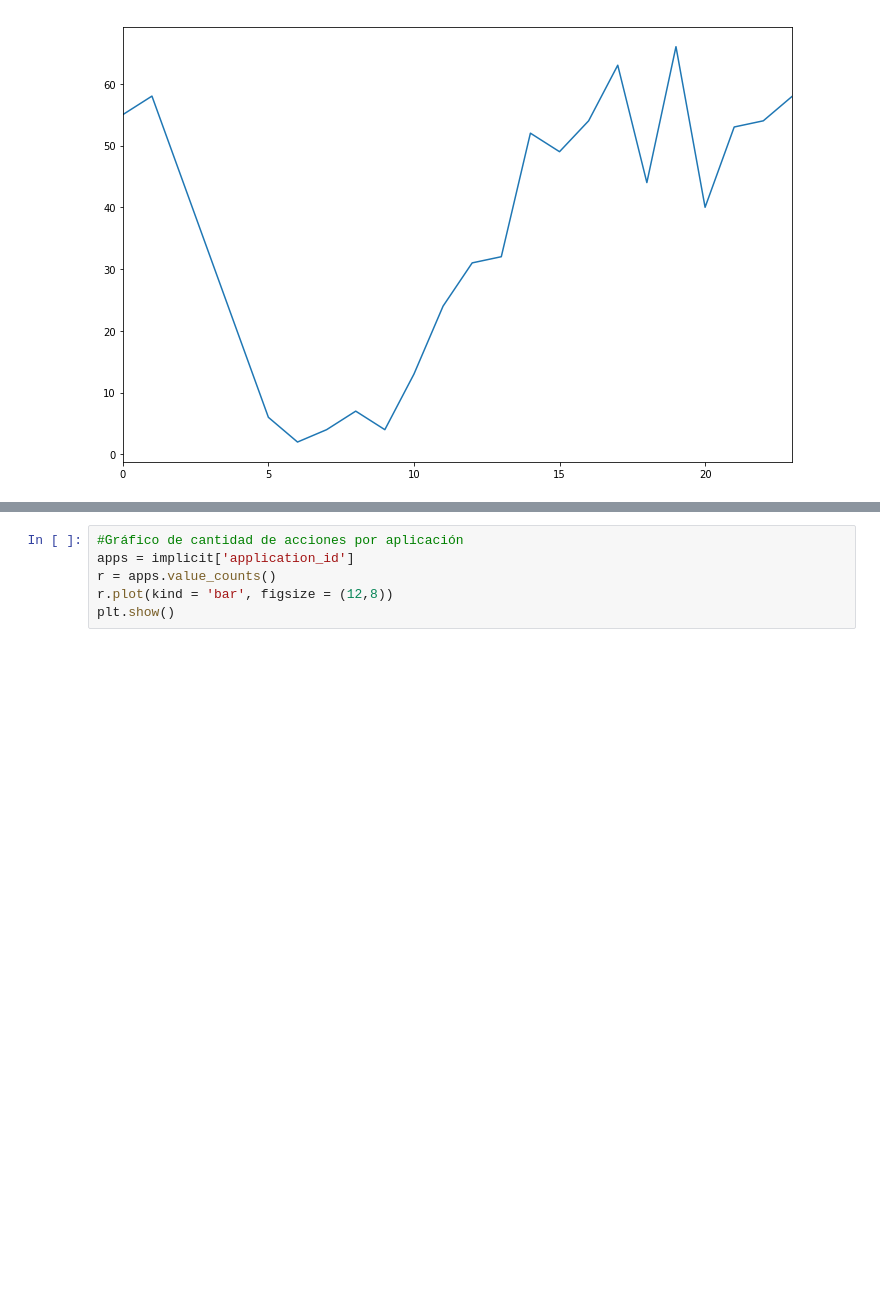
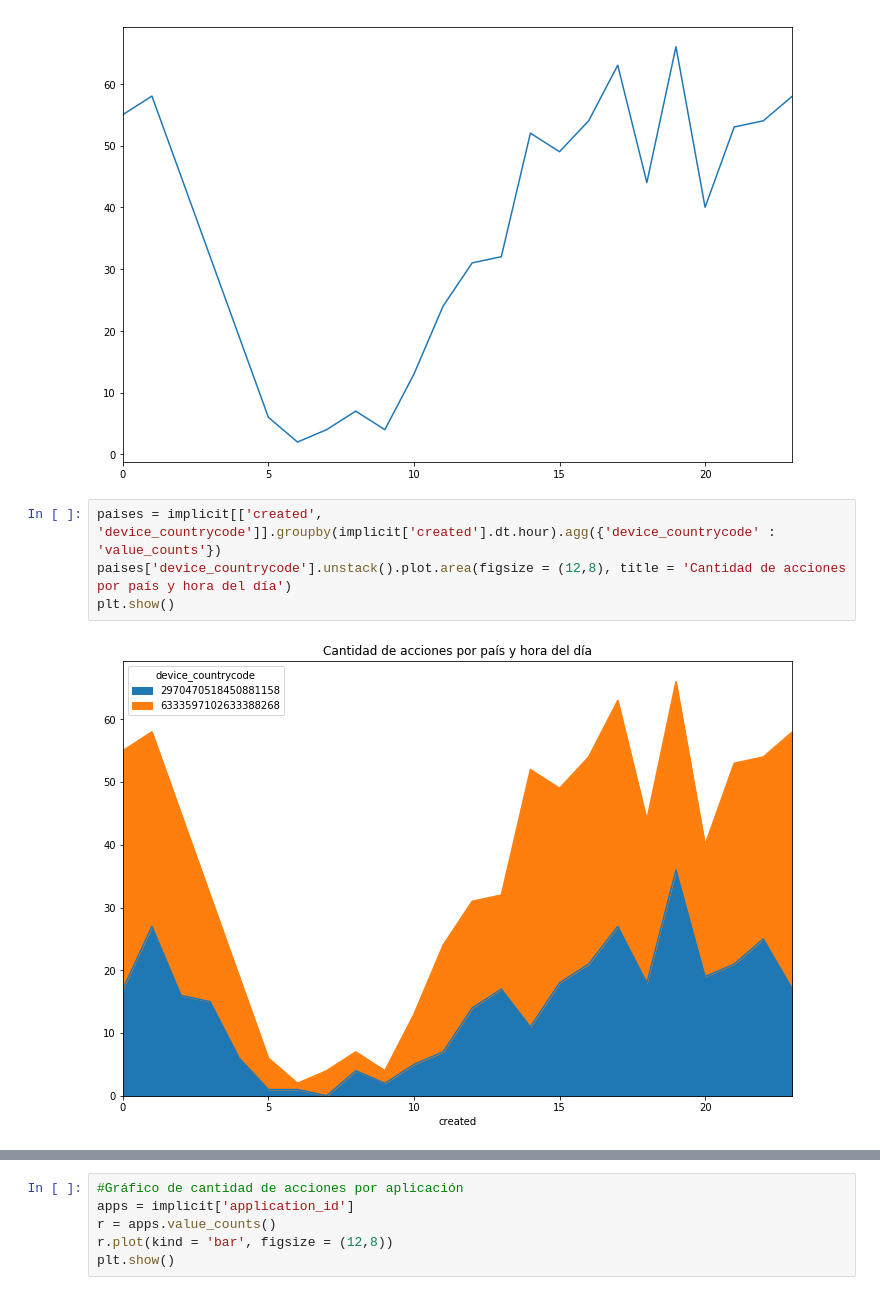
Before and after one commit to shizus/7506-1c2019, a Jupyter notebook: scripts/installs.ipynb, the cells around one changed output, grey strips where cells are left out. Cells and saved outputs as stored; diff of their text form; blank space fills up the shorter version.

```diff
--- a/scripts/installs.ipynb
+++ b/scripts/installs.ipynb
@@ -149,3 +64,9 @@ q.sort_index().plot(figsize = (12,8))
 plt.show()
 # %% [output]
 [figure]
+# %%
+paises = implicit[['created', 'device_countrycode']].groupby(implicit['created'].dt.hour).agg({'device_countrycode' : 'value_counts'})
+paises['device_countrycode'].unstack().plot.area(figsize = (12,8), title = 'Cantidad de acciones por país y hora del día')
+plt.show()
+# %% [output]
+[figure, added]
```
Also changed, not shown: parts of 52 cells of this notebook.
